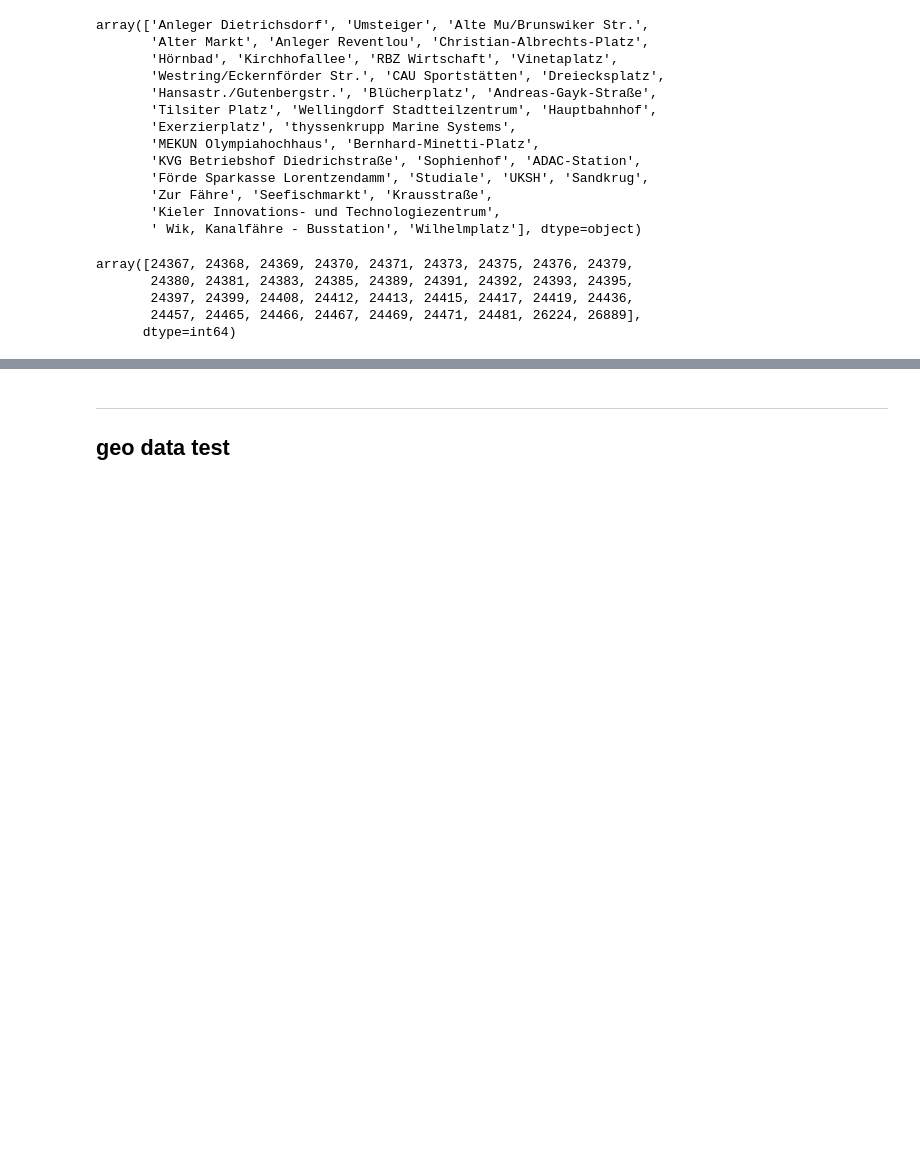
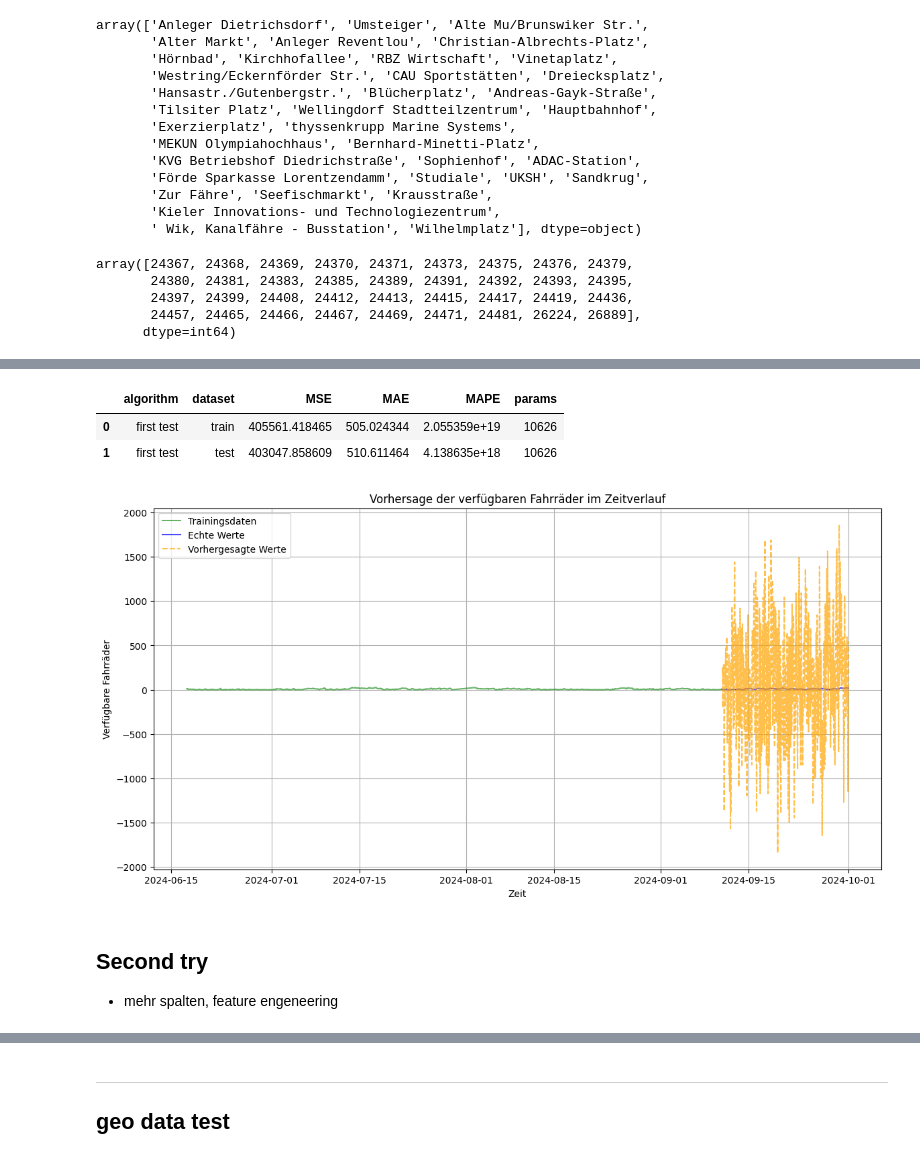
Before and after one commit to MrMysticus/Application_Project_2024, a Jupyter notebook: Justus_Document.ipynb, the cells around one changed output, grey strips where cells are left out. Cells and saved outputs as stored; diff of their text form; code cells hidden in the pictures; blank space fills up the shorter version.

```diff
--- a/Justus_Document.ipynb
+++ b/Justus_Document.ipynb
@@ -676,0 +872,3 @@ array([24367, 24368, 24369, 24370, 24371, 24373, 24375, 24376, 24379,
+# %%
+X_train_processed = X_train['index'].apply(lambda x: x.timestamp()).to_numpy().reshape(-1, 1)
+X_test_processed = X_test['index'].apply(lambda x: x.timestamp()).to_numpy().reshape(-1, 1)
@@ -676,0 +928,5 @@ array([24367, 24368, 24369, 24370, 24371, 24373, 24375, 24376, 24379,
+# %%
+torch.manual_seed(1)
+dummy_model=MultiLayerPerceptron(X_train.shape[1])
+optimizer = torch.optim.Adam(dummy_model.parameters(), lr=learning_rate)
+train_model(dummy_model, X_train_tensor, y_train_tensor, criterion, optimizer, epochs)
@@ -676,0 +946,52 @@ array([24367, 24368, 24369, 24370, 24371, 24373, 24375, 24376, 24379,
+# %%
+# Use a dataframe to collect general evaluation results
+try:
+    results
+except NameError:
+    results = pd.DataFrame()
+
+dummy_model.eval()
+y_train_pred=y_scaler.inverse_transform(mads_dl.predict(dummy_model, X_train_tensor))
+y_test_pred=y_scaler.inverse_transform(mads_dl.predict(dummy_model, X_test_tensor))
+results = mads_dl.add_regression_eval(results, "first test",
+                   y_train, y_train_pred,
+                   y_test, y_test_pred,
+                   mads_dl.count_params(dummy_model)
+                  )
+# %%
+# results[results.dataset=="train"]\
+# .sort_values("MAPE", ascending=False)\
+# .round(2)
+results.head()
+# %% [output]
+|  | algorithm | dataset | MSE | MAE | MAPE | params |
+| 0 | first test | train | 405561.418465 | 505.024344 | 2.055359e+19 | 10626 |
+| 1 | first test | test | 403047.858609 | 510.611464 | 4.138635e+18 | 10626 |
+# %%
+# Plot erstellen
+plt.figure(figsize=(14, 7))
+
+# Originale Trainingsdaten markieren (X_train als Zeitdaten)
+plt.plot(X_train, y_train, label='Trainingsdaten', color='green', alpha=0.6)
+
+# Originale Daten plotten (aus y_test) gegen die Zeit
+plt.plot(X_test, y_test, label='Echte Werte', color='blue', alpha=0.7)
+
+# Vorhergesagte Daten plotten (aus y_predictions_original) gegen die Zeit
+plt.plot(X_test, y_test_pred, label='Vorhergesagte Werte', color='orange', linestyle='--', alpha=0.7)
+
+# Zusätzliche Darstellungseinstellungen
+plt.title("Vorhersage der verfügbaren Fahrräder im Zeitverlauf")
+plt.xlabel("Zeit")
+plt.ylabel("Verfügbare Fahrräder")
+plt.legend()
+plt.grid(True)
+
+# Diagramm anzeigen
+plt.show()
+# %% [output]
+[figure, added]
+# %% [markdown]
+## Second try
+
+- mehr spalten, feature engeneering
```
Also changed, not shown: parts of 61 cells of this notebook.
